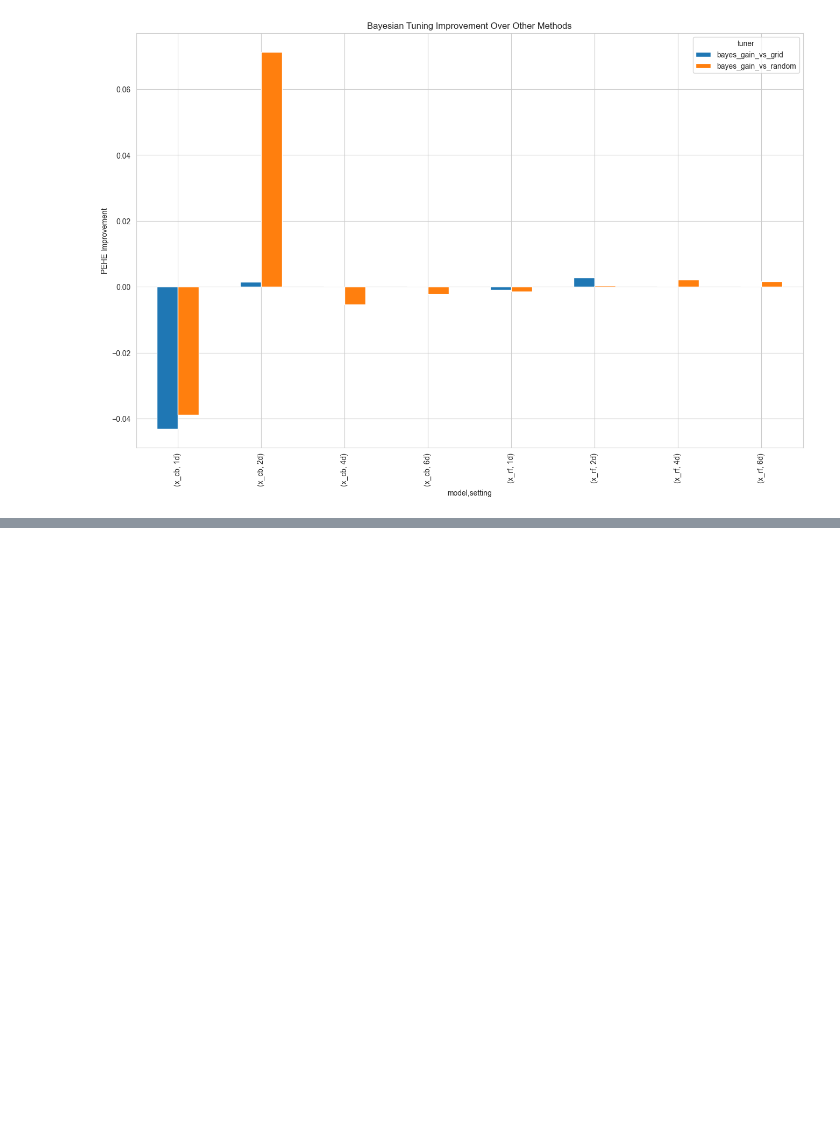
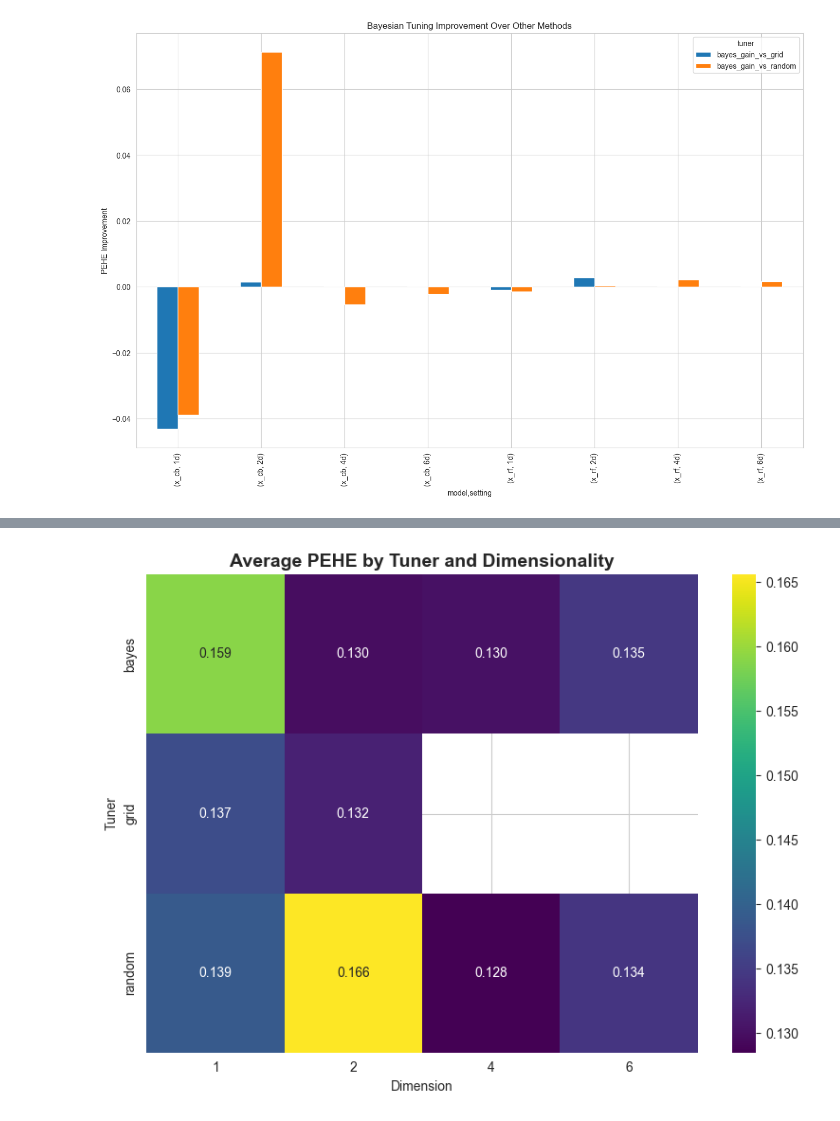
Before and after one commit to gabbymp3/bayesian-tuning-metalearners, a Jupyter notebook: draft/new.ipynb, the cells around one changed output, grey strips where cells are left out. Saved outputs shown, nothing was run; the diff lists cells and outputs as text; code cells hidden in the pictures; blank space fills up the shorter version.

```diff
--- a/draft/new.ipynb
+++ b/draft/new.ipynb
@@ -339,0 +376,25 @@ plt.show()
+# %%
+heatmap_df = (
+    aggregated
+    .groupby(["tuner","dimension"])["pehe_mean"]
+    .mean()
+    .unstack()
+)
+
+plt.figure(figsize=(8,6))
+
+sns.heatmap(
+    heatmap_df,
+    annot=True,
+    fmt=".3f",
+    cmap="viridis"
+)
+
+plt.title("Average PEHE by Tuner and Dimensionality", fontsize=14, fontweight="bold")
+plt.xlabel("Dimension")
+plt.ylabel("Tuner")
+
+plt.tight_layout()
+plt.show()
+# %% [output]
+[figure, added]
```
Also changed, not shown: parts of 7 cells of this notebook.
